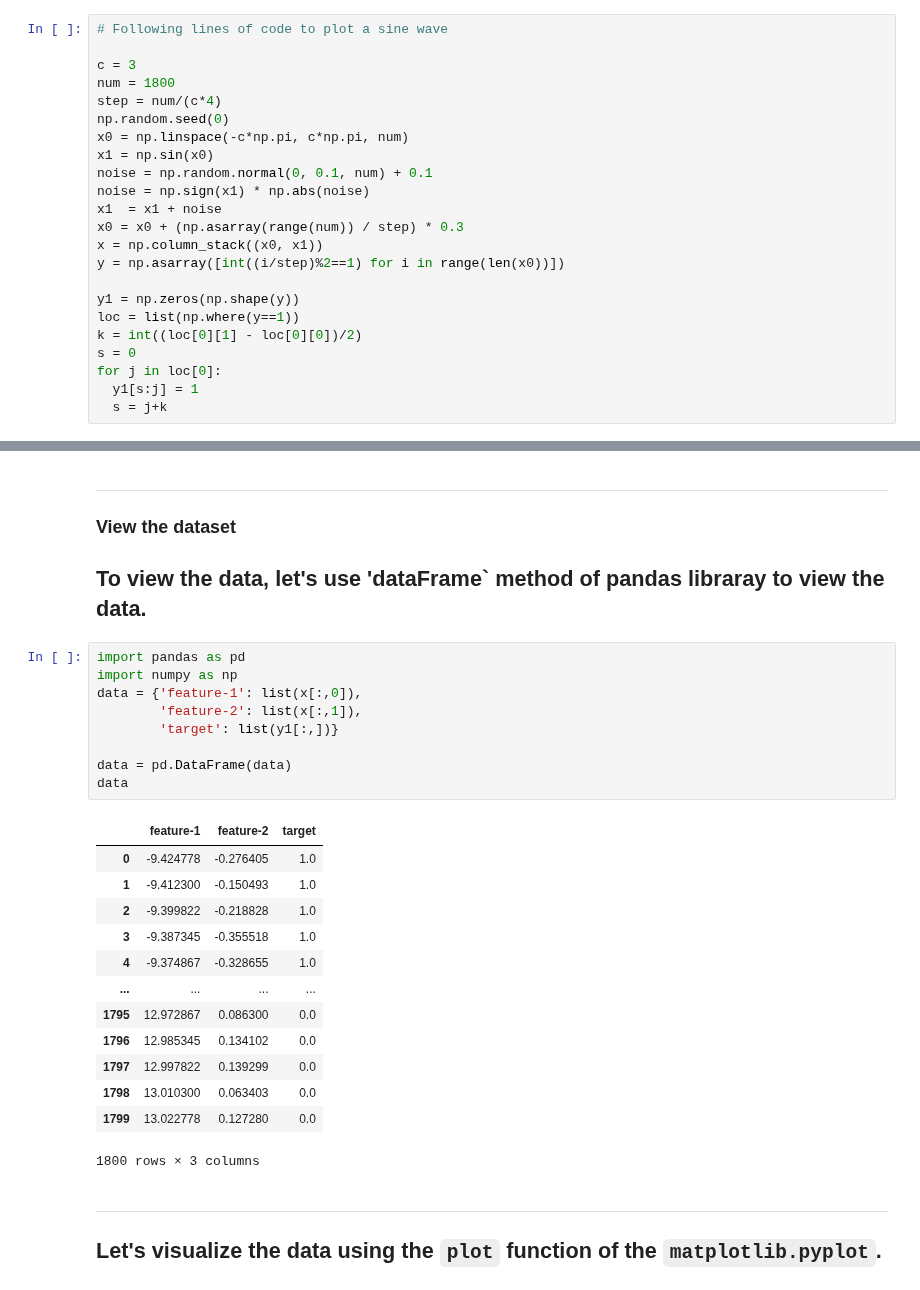
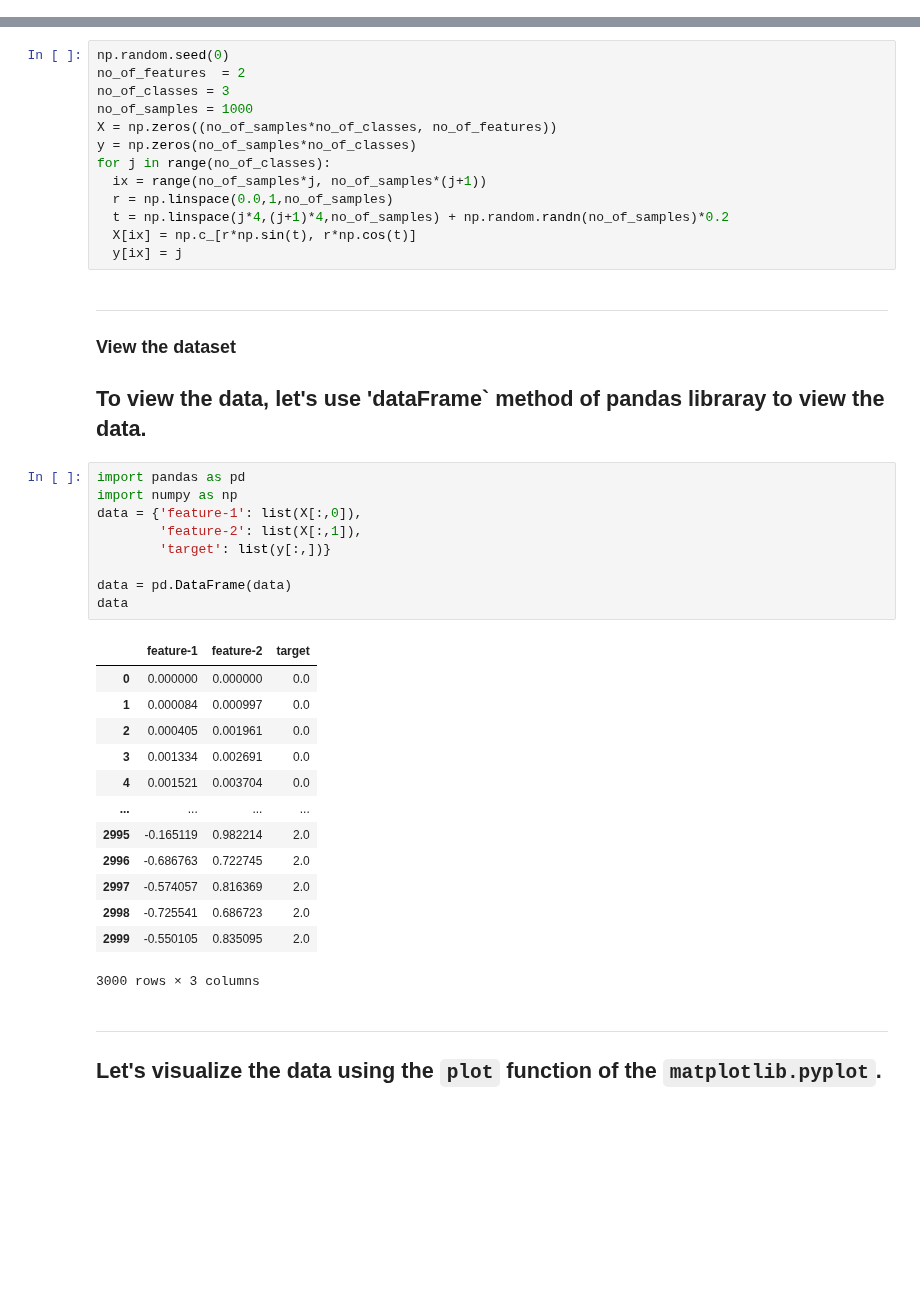
Before and after one commit to ImranNust/Spring2021_CS_ANN_Class, a Jupyter notebook: Lecture4_ShallowAndDeepNetowks/Module6_MultiClassClassification.ipynb, the cells around one changed output, grey strips where cells are left out. Saved outputs shown, nothing was run; the diff lists cells and outputs as text; blank space fills up the shorter version.

```diff
--- a/Lecture4_ShallowAndDeepNetowks/Module6_MultiClassClassification.ipynb
+++ b/Lecture4_ShallowAndDeepNetowks/Module6_MultiClassClassification.ipynb
@@ -37,23 +33,0 @@ In this module, we will build a more complex binary dataset that is very difficu
-# %%
-# Following lines of code to plot a sine wave
-
-c = 3
-num = 1800
-step = num/(c*4)
-np.random.seed(0)
-x0 = np.linspace(-c*np.pi, c*np.pi, num)
-x1 = np.sin(x0)
-noise = np.random.normal(0, 0.1, num) + 0.1
-noise = np.sign(x1) * np.abs(noise)
-x1  = x1 + noise
-x0 = x0 + (np.asarray(range(num)) / step) * 0.3
-x = np.column_stack((x0, x1))
-y = np.asarray([int((i/step)%2==1) for i in range(len(x0))])
-
-y1 = np.zeros(np.shape(y))
-loc = list(np.where(y==1))
-k = int((loc[0][1] - loc[0][0])/2)
-s = 0
-for j in loc[0]:
-  y1[s:j] = 1
-  s = j+k
@@ -60,3 +38,16 @@ for j in loc[0]:
+# %%
+np.random.seed(0)
+no_of_features  = 2
+no_of_classes = 3
+no_of_samples = 1000
+X = np.zeros((no_of_samples*no_of_classes, no_of_features))
+y = np.zeros(no_of_samples*no_of_classes)
+for j in range(no_of_classes):
+  ix = range(no_of_samples*j, no_of_samples*(j+1))
+  r = np.linspace(0.0,1,no_of_samples)
+  t = np.linspace(j*4,(j+1)*4,no_of_samples) + np.random.randn(no_of_samples)*0.2
+  X[ix] = np.c_[r*np.sin(t), r*np.cos(t)]
+  y[ix] = j
 # %% [markdown]
 ---
 ### View the dataset
@@ -65,26 +56,26 @@ To view the data, let's use 'dataFrame` method of **pandas** libraray to view th
 # %%
 import pandas as pd
 import numpy as np
-data = {'feature-1': list(x[:,0]),
-        'feature-2': list(x[:,1]),
-        'target': list(y1[:,])}
+data = {'feature-1': list(X[:,0]),
+        'feature-2': list(X[:,1]),
+        'target': list(y[:,])}
 
 data = pd.DataFrame(data)
 data
 # %% [output]
 |  | feature-1 | feature-2 | target |
-| 0 | -9.424778 | -0.276405 | 1.0 |
-| 1 | -9.412300 | -0.150493 | 1.0 |
-| 2 | -9.399822 | -0.218828 | 1.0 |
-| 3 | -9.387345 | -0.355518 | 1.0 |
-| 4 | -9.374867 | -0.328655 | 1.0 |
+| 0 | 0.000000 | 0.000000 | 0.0 |
+| 1 | 0.000084 | 0.000997 | 0.0 |
+| 2 | 0.000405 | 0.001961 | 0.0 |
+| 3 | 0.001334 | 0.002691 | 0.0 |
+| 4 | 0.001521 | 0.003704 | 0.0 |
 | ... | ... | ... | ... |
-| 1795 | 12.972867 | 0.086300 | 0.0 |
-| 1796 | 12.985345 | 0.134102 | 0.0 |
-| 1797 | 12.997822 | 0.139299 | 0.0 |
-| 1798 | 13.010300 | 0.063403 | 0.0 |
-| 1799 | 13.022778 | 0.127280 | 0.0 |
+| 2995 | -0.165119 | 0.982214 | 2.0 |
+| 2996 | -0.686763 | 0.722745 | 2.0 |
+| 2997 | -0.574057 | 0.816369 | 2.0 |
+| 2998 | -0.725541 | 0.686723 | 2.0 |
+| 2999 | -0.550105 | 0.835095 | 2.0 |
-1800 rows × 3 columns
+3000 rows × 3 columns
 # %% [markdown]
 ---
 Let's visualize the data using the `plot` function of the `matplotlib.pyplot`.
```
Also changed, not shown: parts of 14 cells of this notebook.
